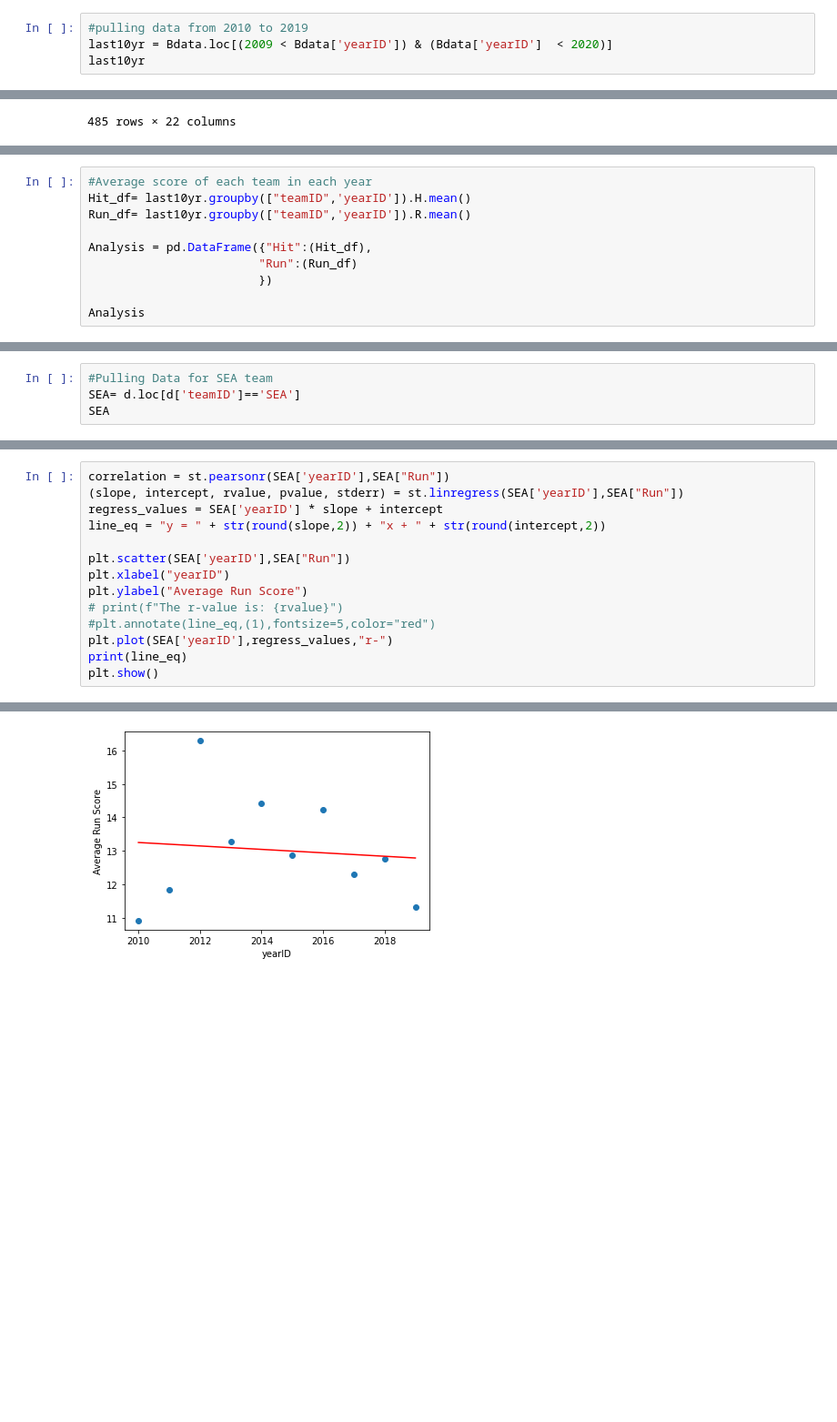
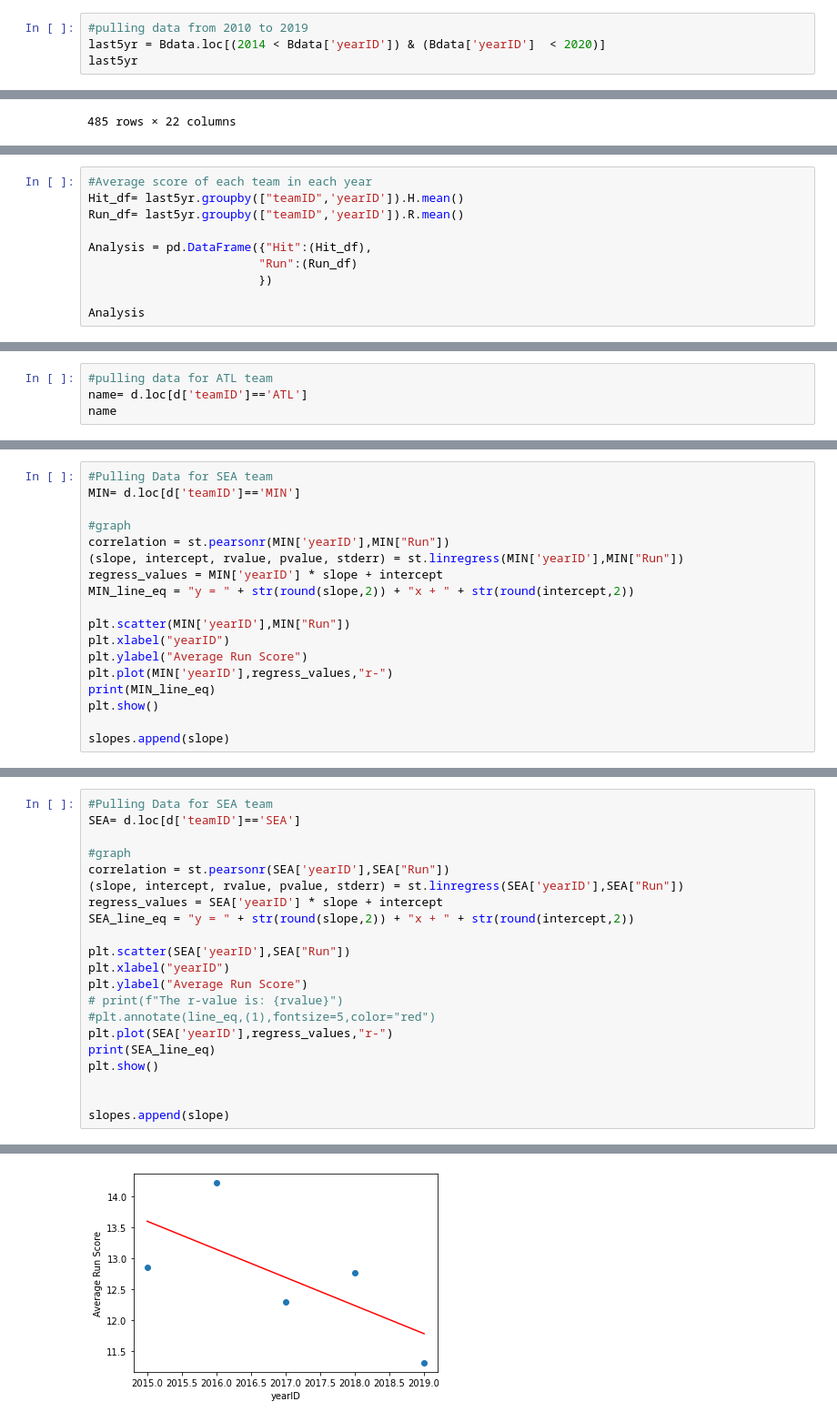
Before and after one commit to Lanpham0110/Project-1, a Jupyter notebook: Baseball Project.ipynb, the cells around one changed output, grey strips where cells are left out. Shown: that part at 91% size. Saved outputs shown, nothing was run; the diff lists cells and outputs as text; blank space fills up the shorter version.

```diff
--- a/Baseball Project.ipynb
+++ b/Baseball Project.ipynb
@@ -130,7 +130,7 @@ top10.plot(y=["Hit","Run"],ylabel="Average Scores",kind='bar', figsize=(20,6))
 ## data from 2010 to 2019
 # %%
 #pulling data from 2010 to 2019
-last10yr = Bdata.loc[(2009 < Bdata['yearID']) & (Bdata['yearID']  < 2020)]
-last10yr
+last5yr = Bdata.loc[(2014 < Bdata['yearID']) & (Bdata['yearID']  < 2020)]
+last5yr
 # %% [output]
 |  | playerID | yearID | stint | teamID | lgID | G | AB | R | H | 2B | ... | ... |
@@ -186,7 +190,7 @@ data
 # %%
 #Average score of each team in each year
-Hit_df= last10yr.groupby(["teamID",'yearID']).H.mean()
-Run_df= last10yr.groupby(["teamID",'yearID']).R.mean()
+Hit_df= last5yr.groupby(["teamID",'yearID']).H.mean()
+Run_df= last5yr.groupby(["teamID",'yearID']).R.mean()
 
 Analysis = pd.DataFrame({"Hit":(Hit_df),
                         "Run":(Run_df)
@@ -228,6 +239,6 @@ d
 # %%
-#Pulling Data for SEA team
-SEA= d.loc[d['teamID']=='SEA']
-SEA
+#pulling data for ATL team
+name= d.loc[d['teamID']=='ATL']
+name
 # %% [output]
 |  | teamID | yearID | Hit | Run |
@@ -243,0 +314,18 @@ SEA
+# %%
+#Pulling Data for SEA team
+MIN= d.loc[d['teamID']=='MIN']
+
+#graph
+correlation = st.pearsonr(MIN['yearID'],MIN["Run"])
+(slope, intercept, rvalue, pvalue, stderr) = st.linregress(MIN['yearID'],MIN["Run"])
+regress_values = MIN['yearID'] * slope + intercept
+MIN_line_eq = "y = " + str(round(slope,2)) + "x + " + str(round(intercept,2))
+
+plt.scatter(MIN['yearID'],MIN["Run"])
+plt.xlabel("yearID")
+plt.ylabel("Average Run Score")
+plt.plot(MIN['yearID'],regress_values,"r-")
+print(MIN_line_eq)
+plt.show()
+
+slopes.append(slope)
@@ -244,8 +335,12 @@ SEA
 # %%
+#Pulling Data for SEA team
+SEA= d.loc[d['teamID']=='SEA']
+
+#graph
 correlation = st.pearsonr(SEA['yearID'],SEA["Run"])
 (slope, intercept, rvalue, pvalue, stderr) = st.linregress(SEA['yearID'],SEA["Run"])
 regress_values = SEA['yearID'] * slope + intercept
-line_eq = "y = " + str(round(slope,2)) + "x + " + str(round(intercept,2))
+SEA_line_eq = "y = " + str(round(slope,2)) + "x + " + str(round(intercept,2))
 
 plt.scatter(SEA['yearID'],SEA["Run"])
 plt.xlabel("yearID")
@@ -253,6 +348,9 @@ plt.ylabel("Average Run Score")
 # print(f"The r-value is: {rvalue}")
 #plt.annotate(line_eq,(1),fontsize=5,color="red")
 plt.plot(SEA['yearID'],regress_values,"r-")
-print(line_eq)
+print(SEA_line_eq)
 plt.show()
+
+
+slopes.append(slope)
 # %% [output]
@@ -260 +358 @@ y = -0.05x + 116.65
-[figure, old version]
+[figure, new version]
```
Also changed, not shown: parts of 43 cells of this notebook.
